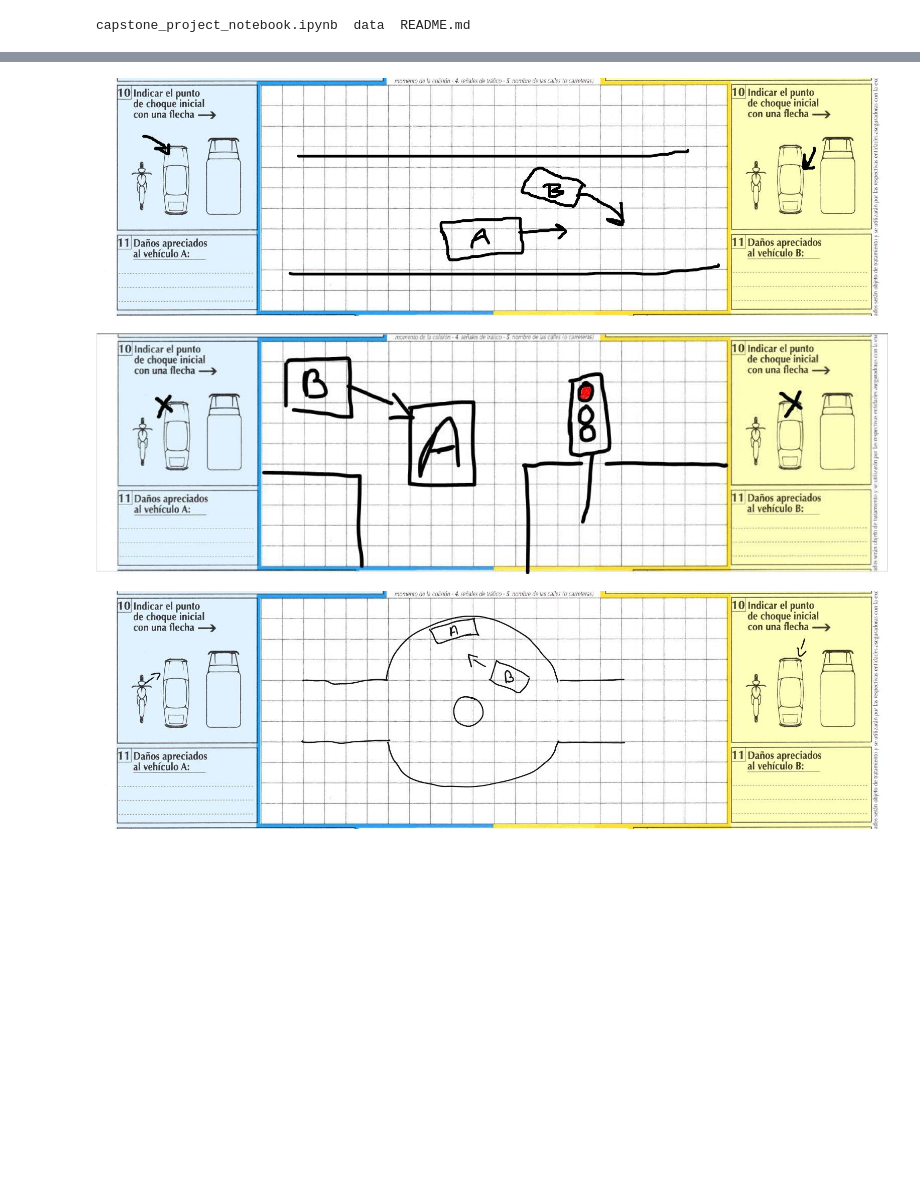
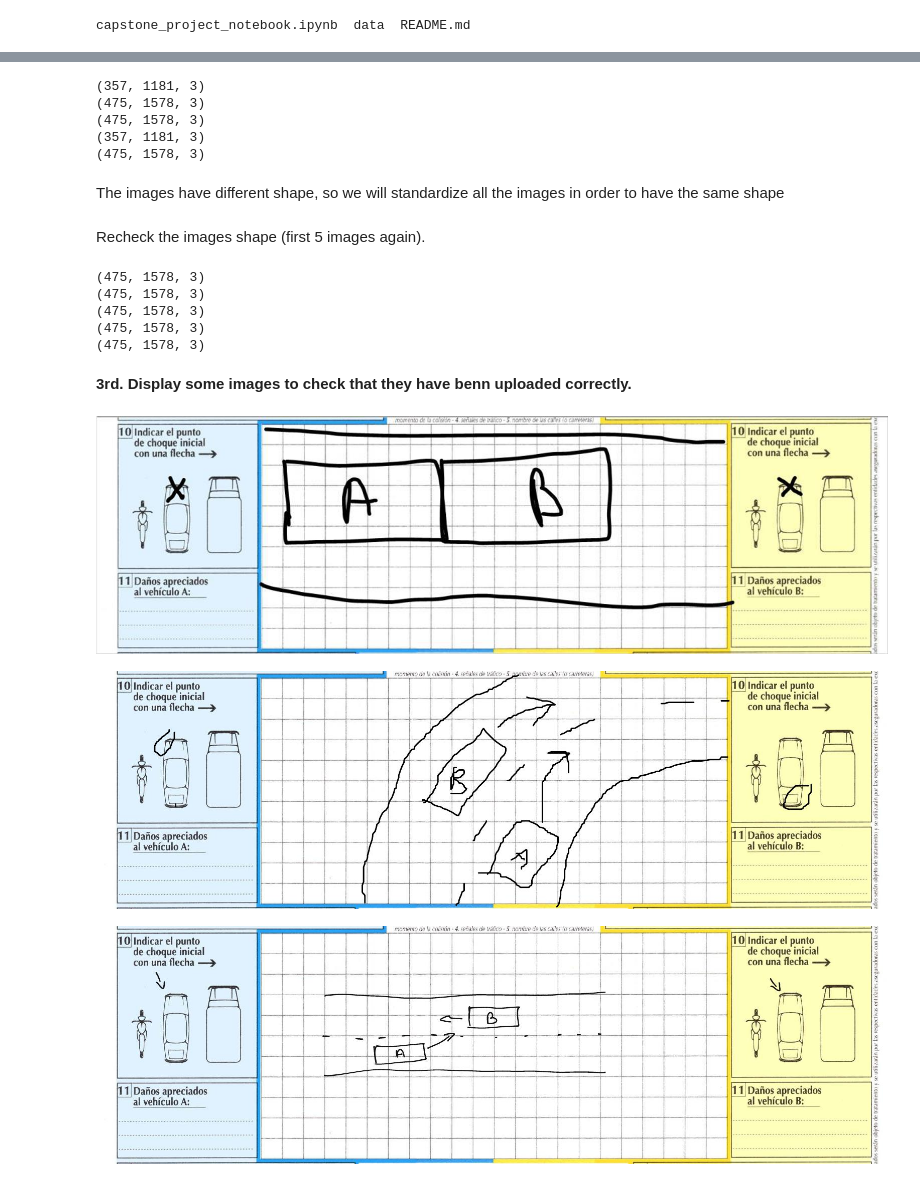
Before and after one commit to etoro2306/capstone_project, a Jupyter notebook: capstone_project_notebook.ipynb, the cells around one changed output, grey strips where cells are left out. Drawn from its saved outputs; the diff is of its cells as text; code cells hidden in the pictures; blank space fills up the shorter version.

```diff
--- a/capstone_project_notebook.ipynb
+++ b/capstone_project_notebook.ipynb
@@ -56,8 +50,42 @@ print(images[21].shape)
+# %%
+for i in range(5):
+  print(images[i].shape)
+# %% [output]
+(357, 1181, 3)
+(475, 1578, 3)
+(475, 1578, 3)
+(357, 1181, 3)
+(475, 1578, 3)
+# %% [markdown]
+The images have different shape, so we will standardize all the images in order to have the same shape
+# %%
+for i, im in enumerate(images):
+    # Convert the image to a PIL image object
+    im = Image.fromarray(im)
+
+    # Resize the image
+    im_resized = im.resize((1578, 475))
+
+    # Convert the resized image back to a NumPy array
+    images[i] = np.array(im_resized)
+# %% [markdown]
+Recheck the images shape (first 5 images again).
+# %%
+for i in range(5):
+  print(images[i].shape)
+# %% [output]
+(475, 1578, 3)
+(475, 1578, 3)
+(475, 1578, 3)
+(475, 1578, 3)
+(475, 1578, 3)
+# %% [markdown]
+**3rd. Display some images to check that they have benn uploaded correctly.**
 # %%
-cv2_imshow(images[19])
-cv2_imshow(images[20])
-cv2_imshow(images[21])
+cv2_imshow(images[0])
+cv2_imshow(images[1])
+cv2_imshow(images[2])
 # %% [output]
-[figure, old version]
+[figure, new version]
-[figure, old version]
+[figure, new version]
-[figure, old version]
+[figure, new version]
```
Also changed, not shown: parts of 19 cells of this notebook.
